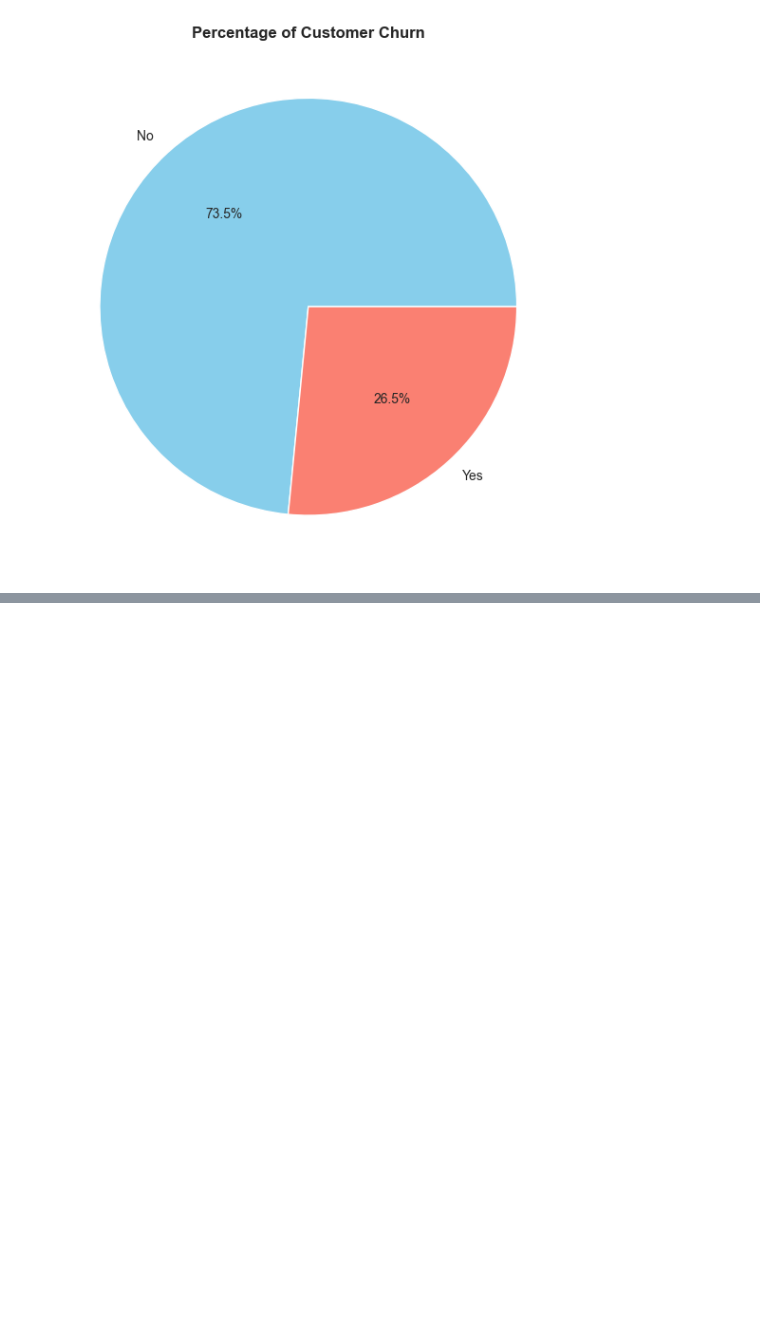
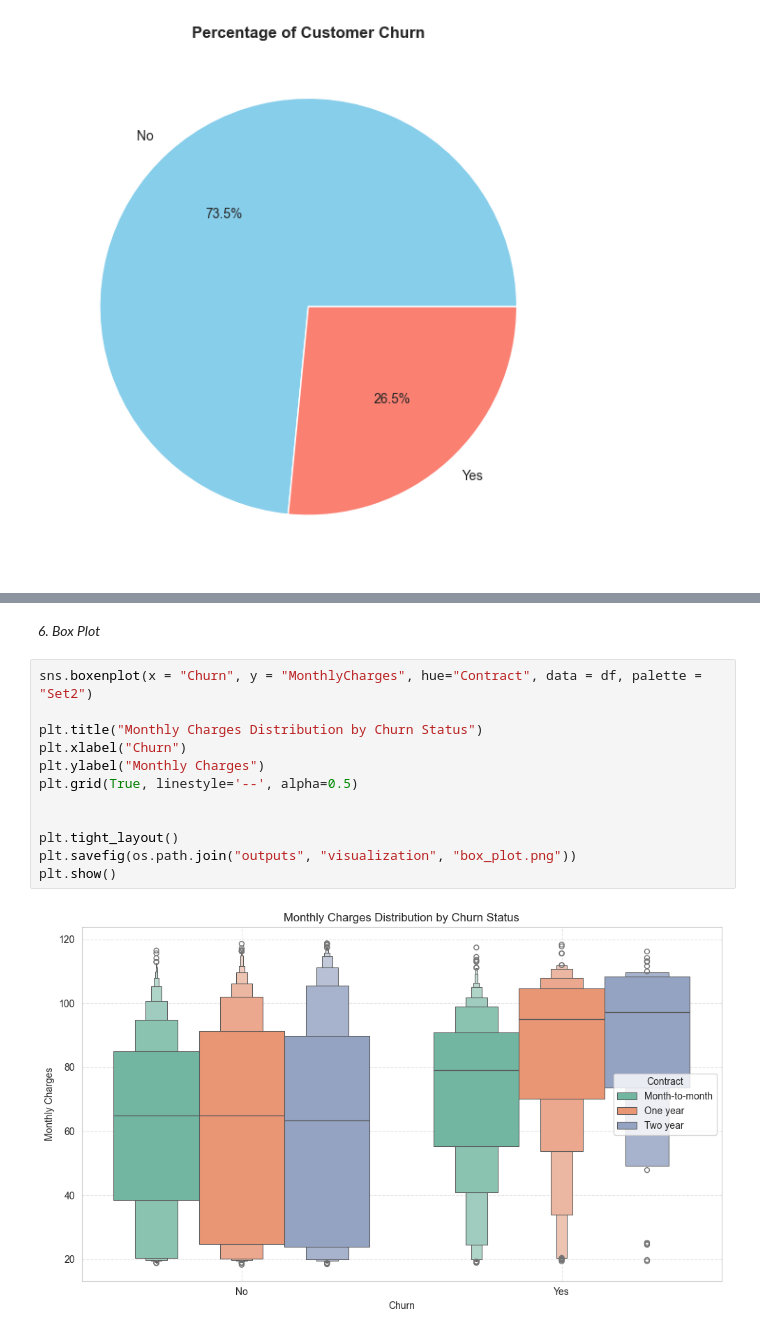
Before and after one commit to readulislamtamim/practice-customer-churn-project, a Jupyter notebook: notebooks/02_eda_viz.ipynb, the cells around one changed output, grey strips where cells are left out. Saved outputs shown, nothing was run; the diff lists cells and outputs as text; blank space fills up the shorter version.

```diff
--- a/notebooks/02_eda_viz.ipynb
+++ b/notebooks/02_eda_viz.ipynb
@@ -111,0 +162,16 @@ plt.show()
+# %% [markdown]
+*6. Box Plot*
+# %%
+sns.boxenplot(x = "Churn", y = "MonthlyCharges", hue="Contract", data = df, palette = "Set2")
+
+plt.title("Monthly Charges Distribution by Churn Status")
+plt.xlabel("Churn")
+plt.ylabel("Monthly Charges")
+plt.grid(True, linestyle='--', alpha=0.5)
+
+
+plt.tight_layout()
+plt.savefig(os.path.join("outputs", "visualization", "box_plot.png"))
+plt.show()
+# %% [output]
+[figure, added]
```
Also changed, not shown: parts of 11 cells of this notebook, 4 other files.
